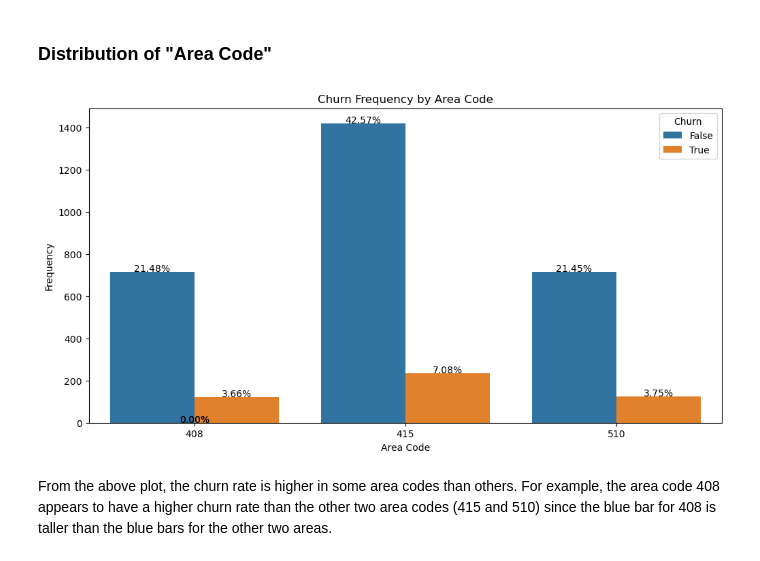
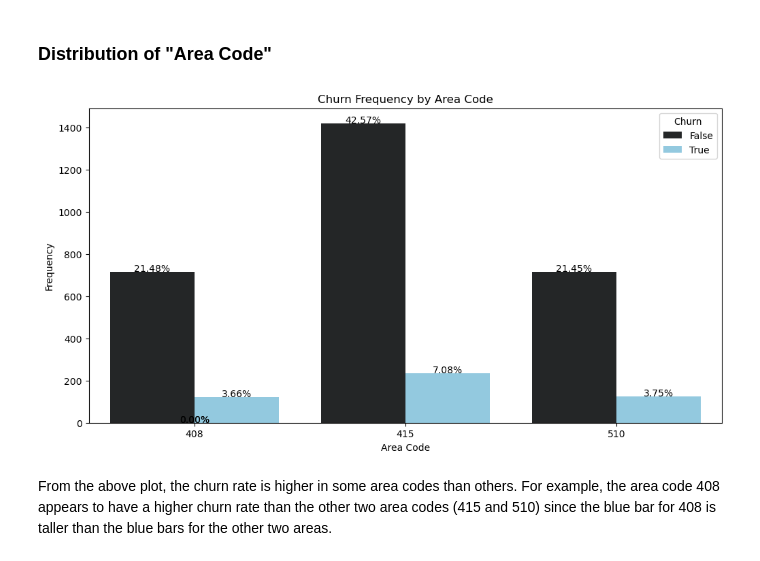
Before and after one commit to idatonui/Phase-3-project-SyriaTel-Customer-Churn, a Jupyter notebook: index.ipynb, the cells around one changed output. Cells and saved outputs as stored; diff of their text form; code cells hidden in the pictures.

```diff
--- a/index.ipynb
+++ b/index.ipynb
@@ -392,27 +392,27 @@ plt.show()
 # %%
 # Set the figure size
 plt.figure(figsize=(12, 6))
 
 # Create a count plot of 'Churn' by 'Area_Code' using Seaborn
-ax = sns.countplot(data=df, x='Area_Code', hue='Churn')
+ax = sns.countplot(data=df, x='Area_Code', hue='Churn', color='skyblue')
 
 # Set title and labels
 plt.title('Churn Frequency by Area Code')
 plt.xlabel('Area Code')
 plt.ylabel('Frequency')
 
 # Calculate percentages and add them to the plot
 total = float(len(df))
 for p in ax.patches:
     height = p.get_height()
     ax.text(p.get_x() + p.get_width() / 2., height + 0.5,
             '{:.2f}%'.format((height / total) * 100),
             ha="center")
 
 # Show the plot
 plt.show()
 # %% [output]
-[figure, old version]
+[figure, new version]
 # %% [markdown]
 From the above plot, the churn rate is higher in some area codes than others. For example, the area code 408 appears to have a higher churn rate than the other two area codes (415 and 510) since the blue bar for 408 is taller than the blue bars for the other two areas.
 # %% [markdown]
```
Also changed, not shown: parts of 17 cells of this notebook, 13 other files.
